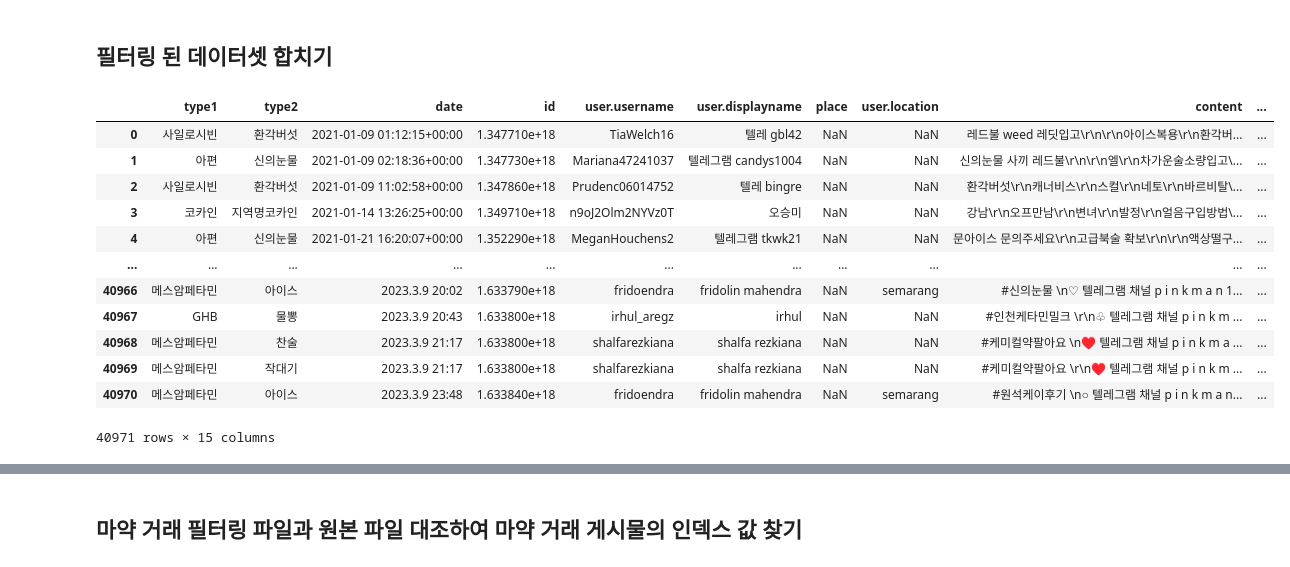
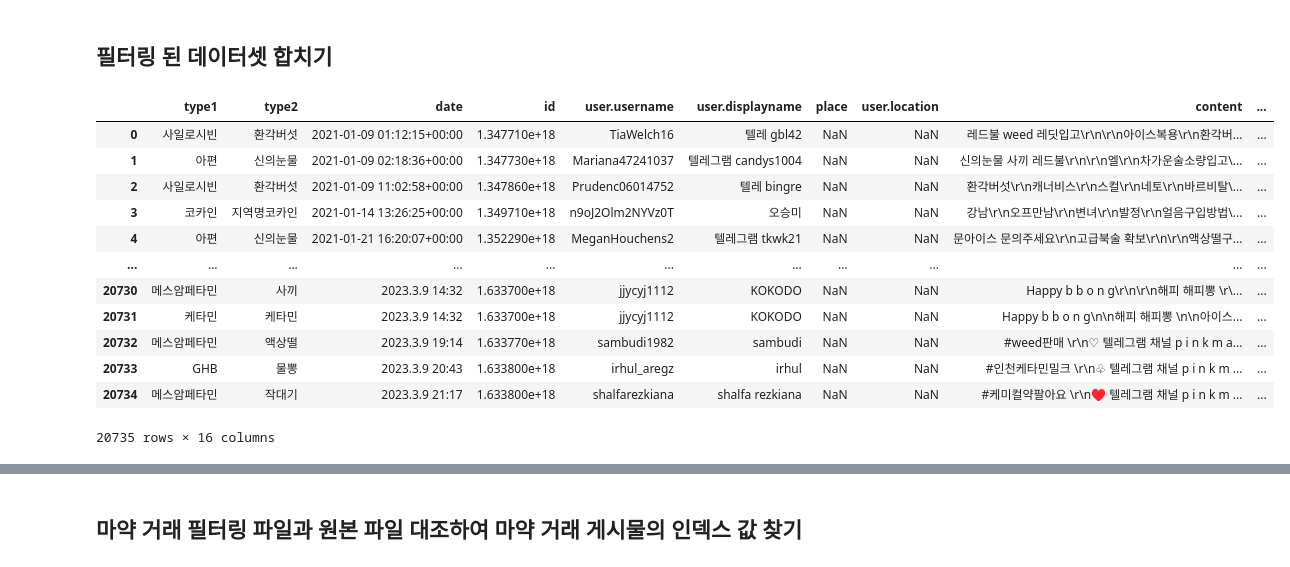
Before and after one commit to yujinkimmn/2023_dscap, a Jupyter notebook: twitterdata/labeling/labeling.ipynb, the cells around one changed output, grey strips where cells are left out. Saved outputs shown, nothing was run; the diff lists cells and outputs as text; code cells hidden in the pictures.

```diff
--- a/twitterdata/labeling/labeling.ipynb
+++ b/twitterdata/labeling/labeling.ipynb
@@ -5,25 +2,0 @@ import pandas as pd
-# %%
-# 대마초 = pd.read_csv("대마초.csv")
-# 대마초_필터링 = pd.read_csv("대마초_필터링.csv")
-# 인디카 = pd.read_csv("인디카.csv")
-# 케타민 = pd.read_csv("케타민.csv")
-# 차가운술 = pd.read_csv("차가운술.csv")
-# 작대기 = pd.read_csv("작대기.csv")
-
-total = pd.read_csv('/Users/stella/github/2023_dscap/twitterdata/original(필터링 후)/concat/total_concat.csv')
-total.drop(['Unnamed: 0'], axis=1, inplace=True)
-total
-# %% [output]
-|  | type1 | type2 | date | id | user.username | user.displayname | place | user.location | content | ... |
-| 0 | 사일로시빈 | 환각버섯 | 2021-01-09 01:12:15+00:00 | 1.347710e+18 | TiaWelch16 | 텔레 gbl42 | NaN | NaN | 레드불 weed 레딧입고\r\n\r\n아이스복용\r\n환각버... | ... |
-| 1 | 아편 | 신의눈물 | 2021-01-09 02:18:36+00:00 | 1.347730e+18 | Mariana47241037 | 텔레그램 candys1004 | NaN | NaN | 신의눈물 사끼 레드불\r\n\r\n엘\r\n차가운술소량입고\... | ... |
-| 2 | 사일로시빈 | 환각버섯 | 2021-01-09 11:02:58+00:00 | 1.347860e+18 | Prudenc06014752 | 텔레 bingre | NaN | NaN | 환각버섯\r\n캐너비스\r\n스컬\r\n네토\r\n바르비탈\... | ... |
-| 3 | 코카인 | 지역명코카인 | 2021-01-14 13:26:25+00:00 | 1.349710e+18 | n9oJ2Olm2NYVz0T | 오승미 | NaN | NaN | 강남\r\n오프만남\r\n변녀\r\n발정\r\n얼음구입방법\... | ... |
-| 4 | 아편 | 신의눈물 | 2021-01-21 16:20:07+00:00 | 1.352290e+18 | MeganHouchens2 | 텔레그램 tkwk21 | NaN | NaN | 문아이스 문의주세요\r\n고급북술 확보\r\n\r\n액상떨구... | ... |
-| ... | ... | ... | ... | ... | ... | ... | ... | ... | ... | ... |
-| 40966 | 메스암페타민 | 아이스 | 2023.3.9 20:02 | 1.633790e+18 | fridoendra | fridolin mahendra | NaN | semarang | #신의눈물 \n♡ 텔레그램 채널 p i n k m a n 1... | ... |
-| 40967 | GHB | 물뽕 | 2023.3.9 20:43 | 1.633800e+18 | irhul_aregz | irhul | NaN | NaN | #인천케타민밀크 \r\n♧ 텔레그램 채널 p i n k m ... | ... |
-| 40968 | 메스암페타민 | 찬술 | 2023.3.9 21:17 | 1.633800e+18 | shalfarezkiana | shalfa rezkiana | NaN | NaN | #케미컬약팔아요 \n♥ 텔레그램 채널 p i n k m a ... | ... |
-| 40969 | 메스암페타민 | 작대기 | 2023.3.9 21:17 | 1.633800e+18 | shalfarezkiana | shalfa rezkiana | NaN | NaN | #케미컬약팔아요 \r\n♥ 텔레그램 채널 p i n k m ... | ... |
-| 40970 | 메스암페타민 | 아이스 | 2023.3.9 23:48 | 1.633840e+18 | fridoendra | fridolin mahendra | NaN | semarang | #원석케이후기 \n○ 텔레그램 채널 p i n k m a n... | ... |
-40971 rows × 15 columns
@@ -31,0 +3,27 @@ total['label'] = 1
+# %%
+import pandas as pd
+# truncation 없이 출력
+pd.set_option('display.max_colwidth', -1)
+pd.set_option('display.max_row', 50)
+# %%
+# 중복행 제거하기
+# total = total.drop_duplicates(subset=['content'], ignore_index=True)
+
+# 중복 제거 버전으로 다시
+total = pd.read_csv('/Users/yujinkim/Desktop/workspace/DScap/twitterdata/original(필터링 후)/concat/total_concat_중복제거.csv')
+total
+# total.to_csv('/Users/yujinkim/Desktop/workspace/DScap/twitterdata/original(필터링 후)/concat/total_concat_중복제거.csv', index=False, encoding='utf-8')
+# %% [output]
+|  | type1 | type2 | date | id | user.username | user.displayname | place | user.location | content | ... |
+| 0 | 사일로시빈 | 환각버섯 | 2021-01-09 01:12:15+00:00 | 1.347710e+18 | TiaWelch16 | 텔레 gbl42 | NaN | NaN | 레드불 weed 레딧입고\r\n\r\n아이스복용\r\n환각버... | ... |
+| 1 | 아편 | 신의눈물 | 2021-01-09 02:18:36+00:00 | 1.347730e+18 | Mariana47241037 | 텔레그램 candys1004 | NaN | NaN | 신의눈물 사끼 레드불\r\n\r\n엘\r\n차가운술소량입고\... | ... |
+| 2 | 사일로시빈 | 환각버섯 | 2021-01-09 11:02:58+00:00 | 1.347860e+18 | Prudenc06014752 | 텔레 bingre | NaN | NaN | 환각버섯\r\n캐너비스\r\n스컬\r\n네토\r\n바르비탈\... | ... |
+| 3 | 코카인 | 지역명코카인 | 2021-01-14 13:26:25+00:00 | 1.349710e+18 | n9oJ2Olm2NYVz0T | 오승미 | NaN | NaN | 강남\r\n오프만남\r\n변녀\r\n발정\r\n얼음구입방법\... | ... |
+| 4 | 아편 | 신의눈물 | 2021-01-21 16:20:07+00:00 | 1.352290e+18 | MeganHouchens2 | 텔레그램 tkwk21 | NaN | NaN | 문아이스 문의주세요\r\n고급북술 확보\r\n\r\n액상떨구... | ... |
+| ... | ... | ... | ... | ... | ... | ... | ... | ... | ... | ... |
+| 20730 | 메스암페타민 | 사끼 | 2023.3.9 14:32 | 1.633700e+18 | jjycyj1112 | KOKODO | NaN | NaN | Happy b b o n g\r\n\r\n해피 해피뽕 \r\... | ... |
+| 20731 | 케타민 | 케타민 | 2023.3.9 14:32 | 1.633700e+18 | jjycyj1112 | KOKODO | NaN | NaN | Happy b b o n g\n\n해피 해피뽕 \n\n아이스... | ... |
+| 20732 | 메스암페타민 | 액상떨 | 2023.3.9 19:14 | 1.633770e+18 | sambudi1982 | sambudi | NaN | NaN | #weed판매 \r\n♡ 텔레그램 채널 p i n k m a... | ... |
+| 20733 | GHB | 물뽕 | 2023.3.9 20:43 | 1.633800e+18 | irhul_aregz | irhul | NaN | NaN | #인천케타민밀크 \r\n♧ 텔레그램 채널 p i n k m ... | ... |
+| 20734 | 메스암페타민 | 작대기 | 2023.3.9 21:17 | 1.633800e+18 | shalfarezkiana | shalfa rezkiana | NaN | NaN | #케미컬약팔아요 \r\n♥ 텔레그램 채널 p i n k m ... | ... |
+20735 rows × 16 columns
```
Also changed, not shown: parts of 26 cells of this notebook, 8 other files.
